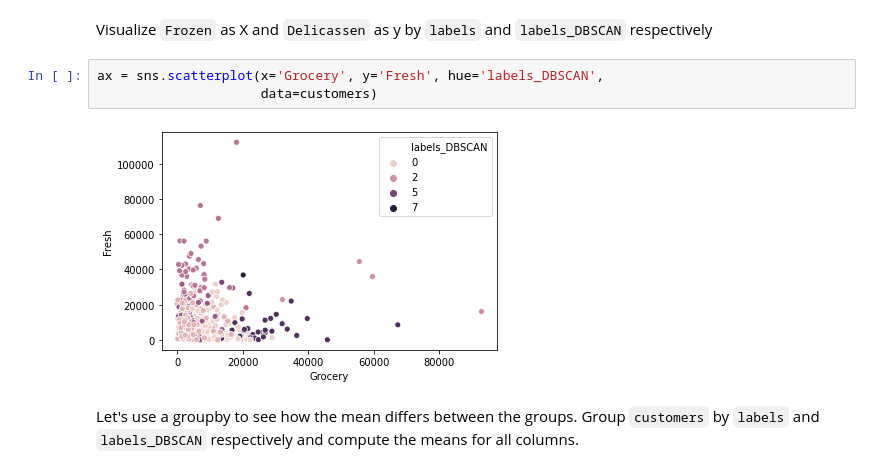
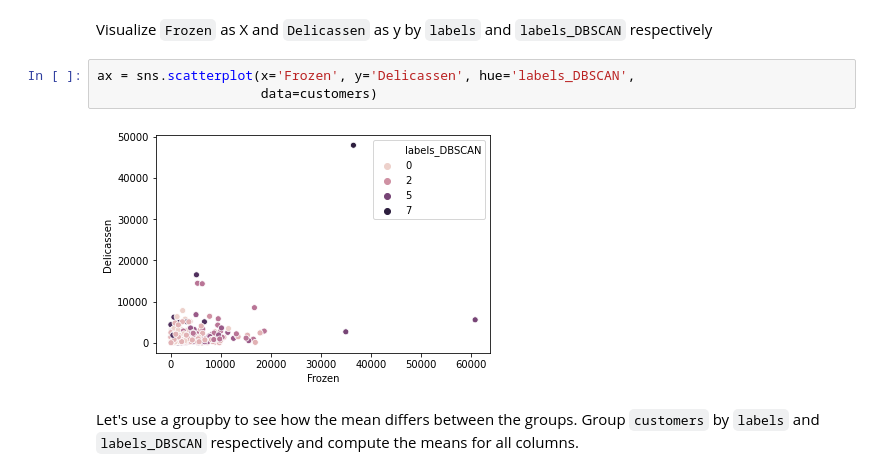
Before and after one commit to silviaserafini/datamad0320, a Jupyter notebook: module-3/lab-unsupervised-learning/your-code/main.ipynb, the cells around one changed output. Cells and saved outputs as stored; diff of their text form.

```diff
--- a/module-3/lab-unsupervised-learning/your-code/main.ipynb
+++ b/module-3/lab-unsupervised-learning/your-code/main.ipynb
@@ -277,10 +277,10 @@ ax = sns.scatterplot(x='Grocery', y='Fresh', hue='label',
 # %% [markdown]
 Visualize `Frozen` as X and `Delicassen` as y by `labels` and `labels_DBSCAN` respectively
 # %%
-ax = sns.scatterplot(x='Grocery', y='Fresh', hue='labels_DBSCAN',
+ax = sns.scatterplot(x='Frozen', y='Delicassen', hue='labels_DBSCAN',
                      data=customers)
 # %% [output]
-[figure, old version]
+[figure, new version]
 # %% [markdown]
 Let's use a groupby to see how the mean differs between the groups. Group `customers` by `labels` and `labels_DBSCAN` respectively and compute the means for all columns.
 # %%
```
